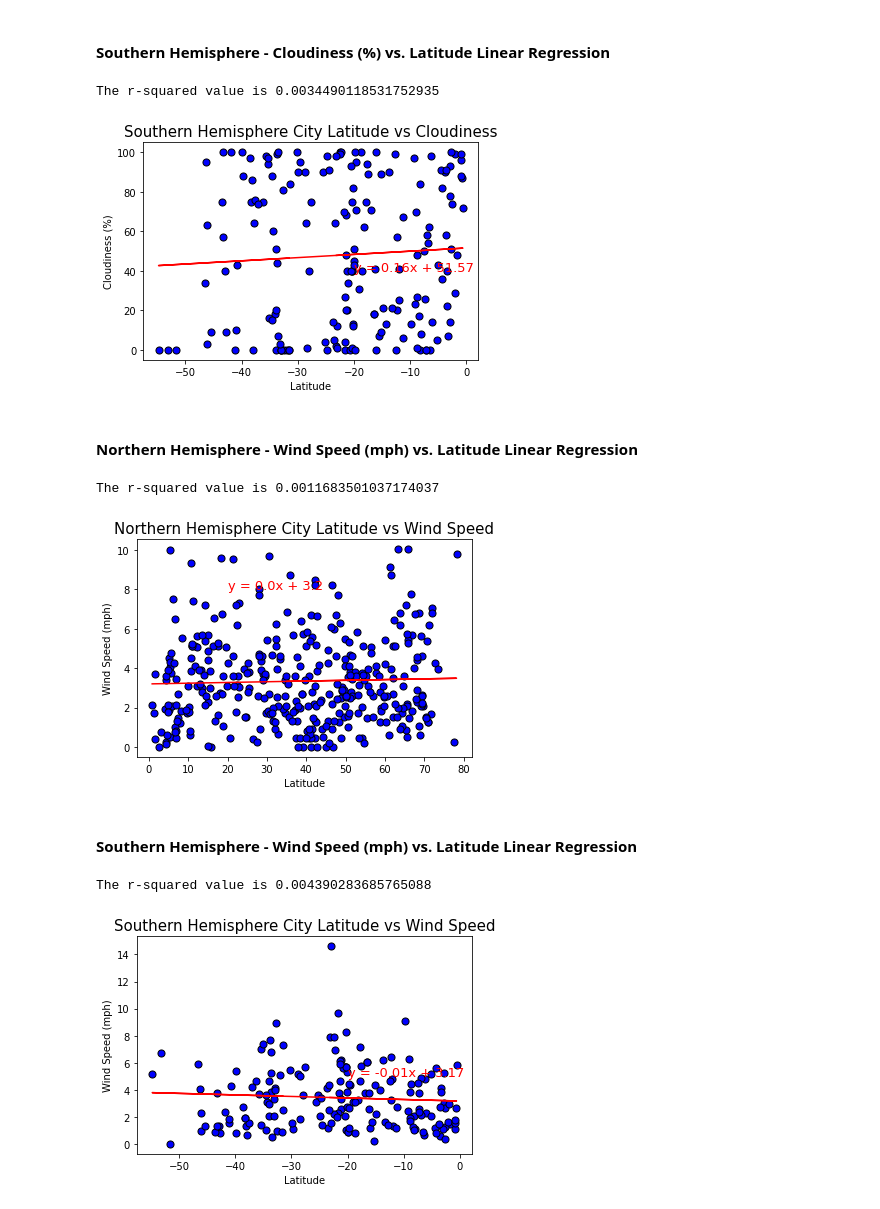
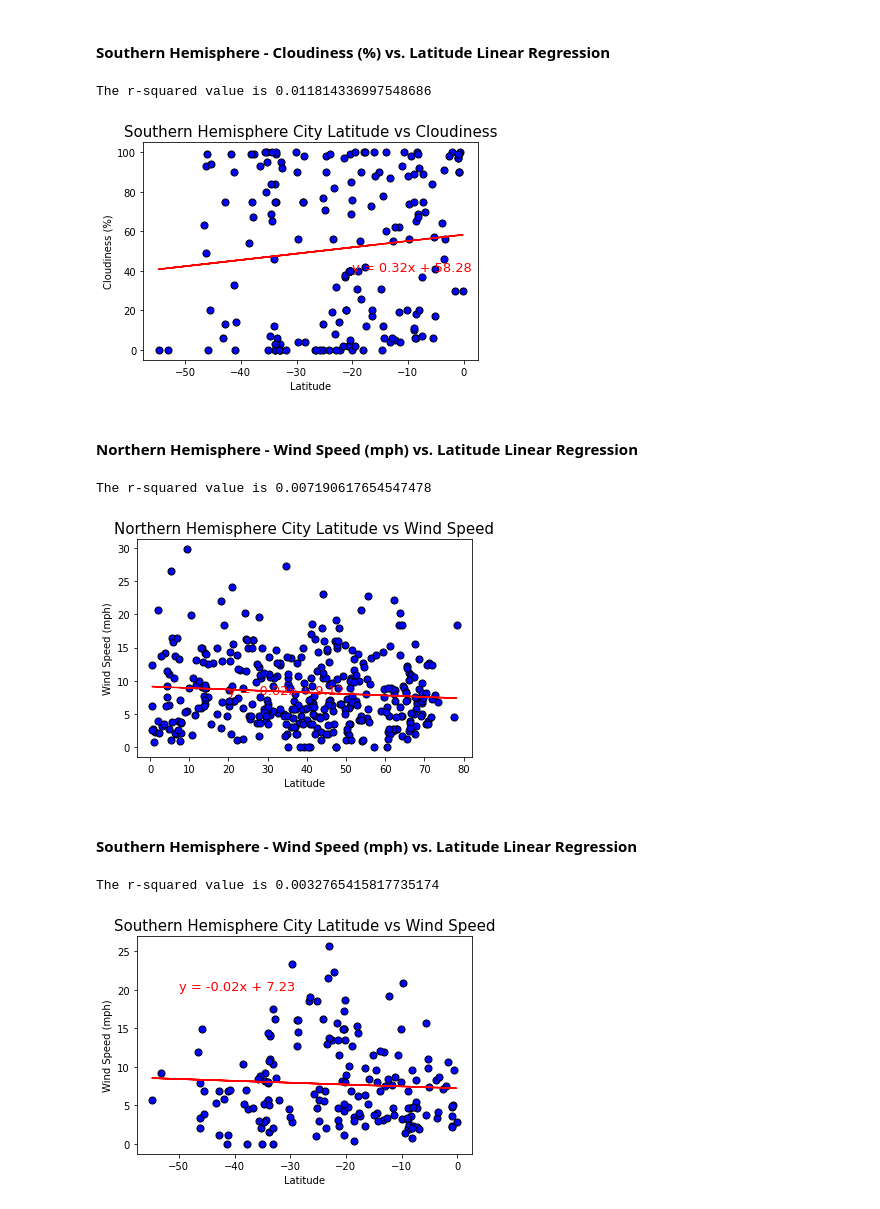
Before and after one commit to cjdance/python-api-challenge, a Jupyter notebook: WeatherPy/weatherpy.ipynb, the cells around one changed output. Cells and saved outputs as stored; diff of their text form; code cells hidden in the pictures.

Commit message:
UPdated file with correct units for api pull after determining error.

```diff
--- a/WeatherPy/weatherpy.ipynb
+++ b/WeatherPy/weatherpy.ipynb
@@ -66,13 +67,14 @@ lng_list = []
 index_count = 1
 index_max = 50
 set_count = 1
+units = 'imperial'
 
 print('Beginning Data Retrieval')
 print('----------------------------------------')
 
 for index, city in enumerate(cities, start = 1):
 
-    base_url = f'https://api.openweathermap.org/data/2.5/weather?q={city}&appid={weather_api_key}'
+    base_url = f'https://api.openweathermap.org/data/2.5/weather?q={city}&units={units}&appid={weather_api_key}'
 
     try:
         weather_json = requests.get(base_url).json()
@@ -380,8 +387,8 @@ plt.xlabel('Latitude')
 plt.ylabel('Cloudiness (%)')
 plt.savefig('scatter_plots/sh_cloud_lat.png')
 # %% [output]
-The r-squared value is 0.0034490118531752935
+The r-squared value is 0.011814336997548686
-[figure, old version]
+[figure, new version]
 # %% [markdown]
 ####  Northern Hemisphere - Wind Speed (mph) vs. Latitude Linear Regression
 # %%
@@ -402,27 +409,27 @@ plt.xlabel('Latitude')
 plt.ylabel('Wind Speed (mph)')
 plt.savefig('scatter_plots/nh_wind_lat.png')
 # %% [output]
-The r-squared value is 0.0011683501037174037
+The r-squared value is 0.007190617654547478
-[figure, old version]
+[figure, new version]
 # %% [markdown]
 ####  Southern Hemisphere - Wind Speed (mph) vs. Latitude Linear Regression
 # %%
 x_values = south_hemi['Lat']
 y_values = south_hemi['Wind Speed']
 
 slope, intercept, r, p, se = linregress(x_values, y_values)
 regression_values = x_values * slope + intercept
 line_eq = "y = " + str(round(slope,2)) + "x + " + str(round(intercept,2))
 
 print(f'The r-squared value is {r**2}')
 
 nh_plot = south_hemi.plot(kind = 'scatter', x = 'Lat', y = 'Wind Speed',color = 'blue', edgecolor = 'black', s = 50)
 plt.plot(x_values, regression_values,'r-')
-plt.annotate(line_eq, (-20,5), fontsize=13, color = 'r')
+plt.annotate(line_eq, (-50,20), fontsize=13, color = 'r')
 plt.title('Southern Hemisphere City Latitude vs Wind Speed', fontsize = 15)
 plt.xlabel('Latitude')
 plt.ylabel('Wind Speed (mph)')
 plt.savefig('scatter_plots/sh_wind_lat.png')
 # %% [output]
-The r-squared value is 0.004390283685765088
+The r-squared value is 0.0032765415817735174
-[figure, old version]
+[figure, new version]
```
Also changed, not shown: parts of 17 cells of this notebook, 13 other files.
